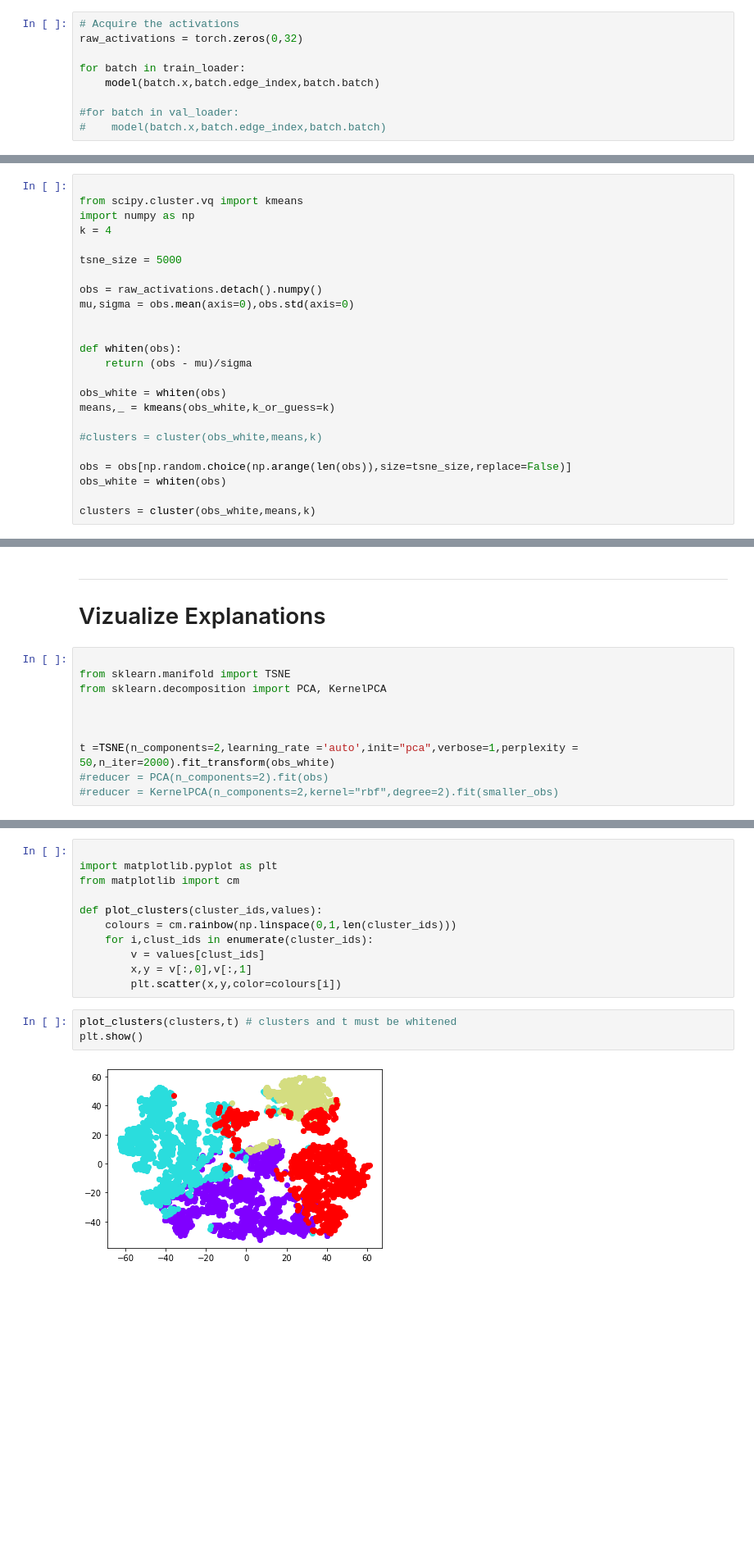
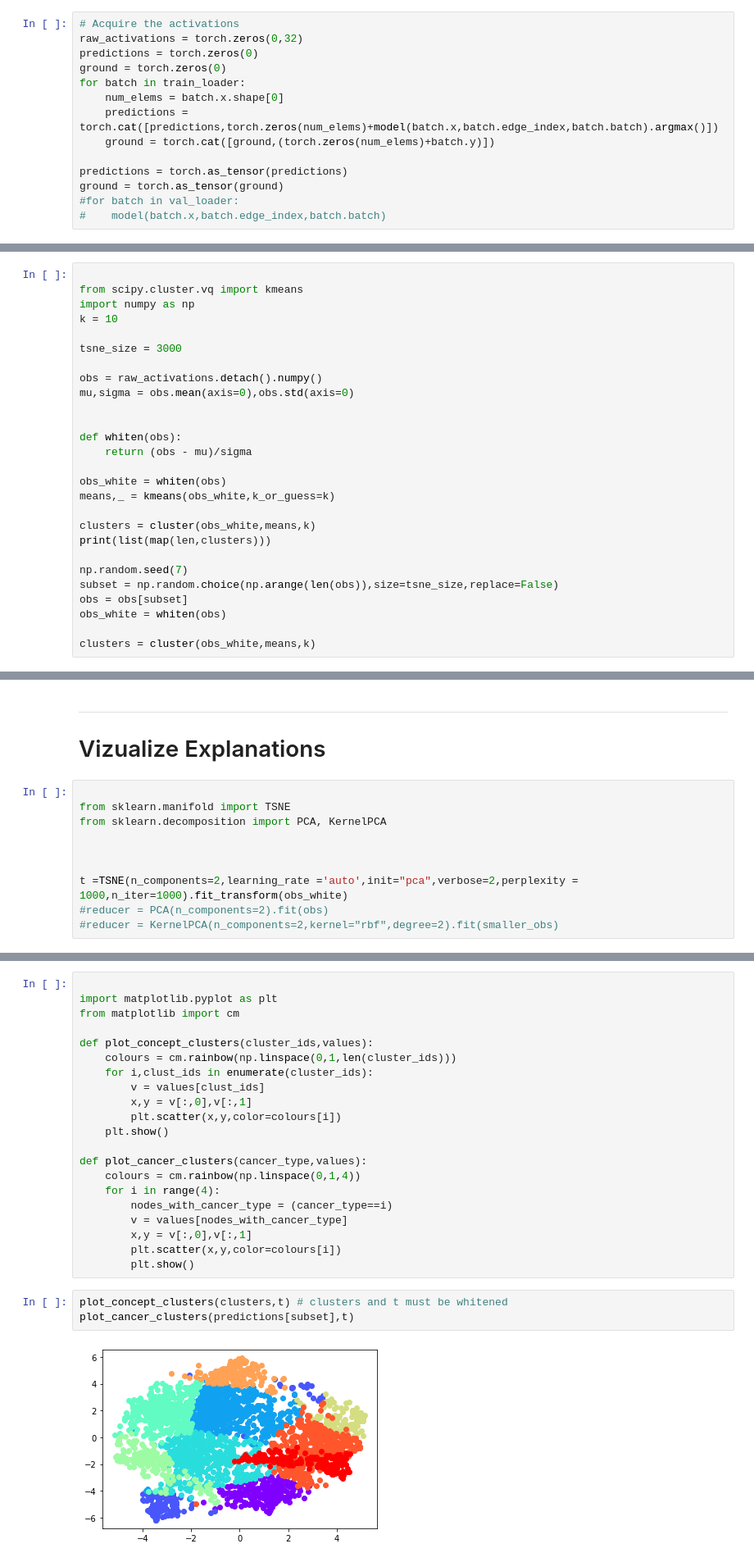
Before and after one commit to A-F-V/XAI-Cancer-Diagnosis, a Jupyter notebook: notebooks/explainability/GCExplainer.ipynb, the cells around one changed output, grey strips where cells are left out. Shown at 82% size. Drawn from its saved outputs; the diff is of its cells as text; blank space fills up the shorter version.

```diff
--- a/notebooks/explainability/GCExplainer.ipynb
+++ b/notebooks/explainability/GCExplainer.ipynb
@@ -106,10 +101,15 @@ model.gnn.conv[-1].register_forward_hook(append_raw_activations)
 # %%
 # Acquire the activations
 raw_activations = torch.zeros(0,32)
+predictions = torch.zeros(0)
+ground = torch.zeros(0)
+for batch in train_loader:
+    num_elems = batch.x.shape[0]
+    predictions = torch.cat([predictions,torch.zeros(num_elems)+model(batch.x,batch.edge_index,batch.batch).argmax()])
+    ground = torch.cat([ground,(torch.zeros(num_elems)+batch.y)])
 
-for batch in train_loader:
-    model(batch.x,batch.edge_index,batch.batch)
-
+predictions = torch.as_tensor(predictions)
+ground = torch.as_tensor(ground)
 #for batch in val_loader:
 #    model(batch.x,batch.edge_index,batch.batch)
 # %%
@@ -135,9 +137,9 @@ def cluster(obs,means,k):
 
 from scipy.cluster.vq import kmeans
 import numpy as np
-k = 4
+k = 10
 
-tsne_size = 5000
+tsne_size = 3000
 
 obs = raw_activations.detach().numpy()
 mu,sigma = obs.mean(axis=0),obs.std(axis=0)
@@ -149,9 +151,12 @@ def whiten(obs):
 obs_white = whiten(obs)
 means,_ = kmeans(obs_white,k_or_guess=k)
 
-#clusters = cluster(obs_white,means,k)
+clusters = cluster(obs_white,means,k)
+print(list(map(len,clusters)))
 
-obs = obs[np.random.choice(np.arange(len(obs)),size=tsne_size,replace=False)]
+np.random.seed(7)
+subset = np.random.choice(np.arange(len(obs)),size=tsne_size,replace=False)
+obs = obs[subset]
 obs_white = whiten(obs)
 
 clusters = cluster(obs_white,means,k)
@@ -169,7 +176,7 @@ from sklearn.decomposition import PCA, KernelPCA
 
 
 
-t =TSNE(n_components=2,learning_rate ='auto',init="pca",verbose=1,perplexity = 50,n_iter=2000).fit_transform(obs_white)
+t =TSNE(n_components=2,learning_rate ='auto',init="pca",verbose=2,perplexity = 1000,n_iter=1000).fit_transform(obs_white)
 #reducer = PCA(n_components=2).fit(obs)
 #reducer = KernelPCA(n_components=2,kernel="rbf",degree=2).fit(smaller_obs)
 # %% [output]
@@ -189,14 +210,24 @@ t =TSNE(n_components=2,learning_rate ='auto',init="pca",verbose=1,perplexity = 5
 import matplotlib.pyplot as plt
 from matplotlib import cm
 
-def plot_clusters(cluster_ids,values):
+def plot_concept_clusters(cluster_ids,values):
     colours = cm.rainbow(np.linspace(0,1,len(cluster_ids)))
     for i,clust_ids in enumerate(cluster_ids):
         v = values[clust_ids]
         x,y = v[:,0],v[:,1]
         plt.scatter(x,y,color=colours[i])
+    plt.show()
+
+def plot_cancer_clusters(cancer_type,values):
+    colours = cm.rainbow(np.linspace(0,1,4))
+    for i in range(4):
+        nodes_with_cancer_type = (cancer_type==i)
+        v = values[nodes_with_cancer_type]
+        x,y = v[:,0],v[:,1]
+        plt.scatter(x,y,color=colours[i])
+        plt.show()
 # %%
-plot_clusters(clusters,t) # clusters and t must be whitened
-plt.show()
+plot_concept_clusters(clusters,t) # clusters and t must be whitened
+plot_cancer_clusters(predictions[subset],t)
 # %% [output]
-[figure, old version]
+[figure, new version]
```
Also changed, not shown: parts of 32 cells of this notebook, 6 other files.
